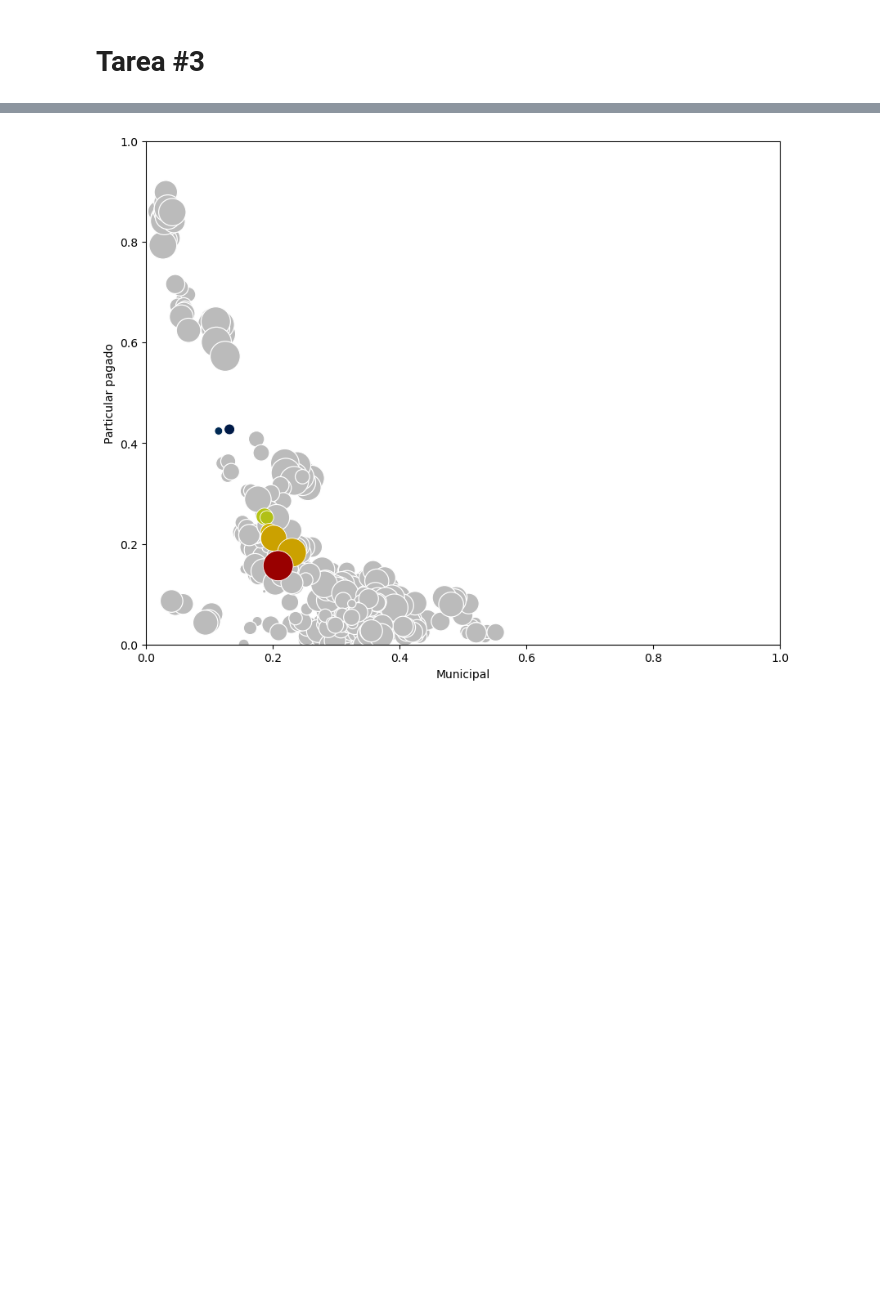
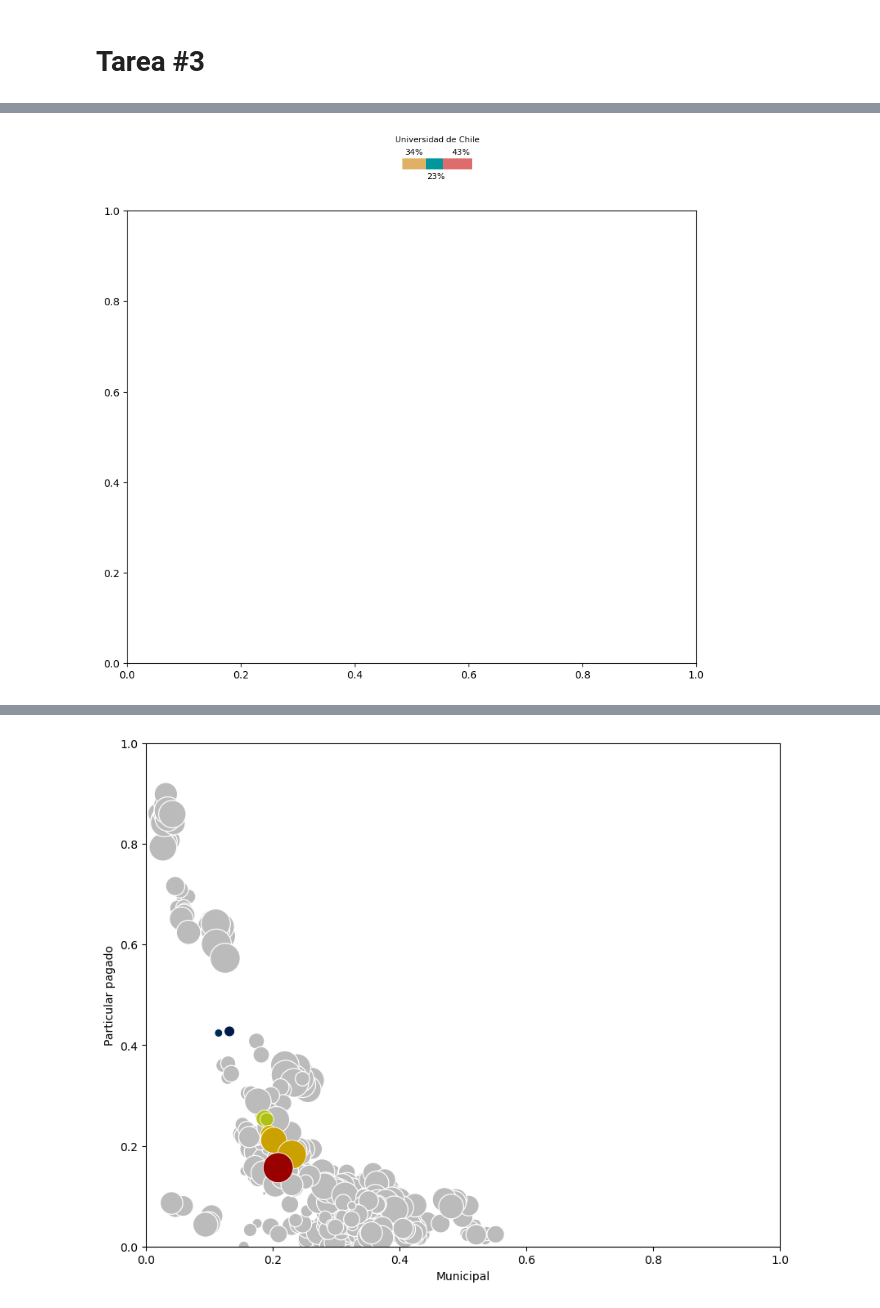
Before and after one commit to desareca/infovis-MDS_UDD, a Jupyter notebook: Tareas/Tarea 3/Tarea 3.ipynb, the cells around one changed output, grey strips where cells are left out. Drawn from its saved outputs; the diff is of its cells as text; code cells hidden in the pictures; blank space fills up the shorter version.

```diff
--- a/Tareas/Tarea 3/Tarea 3.ipynb
+++ b/Tareas/Tarea 3/Tarea 3.ipynb
@@ -237,0 +429,42 @@ plt.show()
+# %%
+fig, ax = plt.subplots(1,figsize=(10,8), dpi=100)
+
+def barh_grupo_dep(fig, df, uni, pos=[0.6, 0.85, 0.1, 0.01], pos_text=[[0,0,0],[0,0,0]],
+                   text_title=None, pos_title=[0,0], ha_title='center', va_title='center',
+                   color=[colorPP_1, colorMun_1, colorPS_1], stext=10):
+    df = df[df['UNIVERSIDAD'].isin(uni)].drop(columns='UNIVERSIDAD')
+    df['AÑO'] = df['AÑO'].astype(int)
+    df = df.set_index('AÑO')
+    df = pd.DataFrame(df.mean()).T
+
+    if text_title==None:
+        text_title=uni[0]
+        text_title = text_title.title()
+
+    df_pp = int(np.round(df['Particular pagado'] * 100))
+    df_ps = int(np.round(df['Particular subvencionado'] * 100))
+    df_m = 100 - df_pp - df_ps
+
+    bar_ax = fig.add_axes(pos)
+    bar_ax.barh(df.index, df['Particular pagado'], label='Particular pagado', color=color[0])
+    bar_ax.text(df['Particular pagado'].values[0]*0.5 + pos_text[0][0], pos_text[1][0],
+                f"{df_pp}%",
+                ha='center', va='bottom', fontsize=stext, color='k')#color[0], weight=900)
+    bar_ax.barh(df.index, df['Municipal'], left=df['Particular pagado'] ,label='Municipal', color=color[1])
+    bar_ax.text(df['Municipal'].values[0]*0.5 + df['Particular pagado'].values[0] + pos_text[0][1], pos_text[1][1],
+                f"{df_m}%",
+                ha='center', va='top', fontsize=stext, color='k')#color[1], weight=900)
+    bar_ax.barh(df.index, df['Particular subvencionado'], left=df['Particular pagado']+df['Municipal'],label='Particular subvencionado', color=color[2])
+    bar_ax.text(df['Particular subvencionado'].values[0]*0.5 + df['Particular pagado'].values[0] + df['Municipal'].values[0] + pos_text[0][2], pos_text[1][2],
+            f"{df_ps}%",
+            ha='center', va='bottom', fontsize=stext, color='k')#color[1], weight=900)
+
+    bar_ax.text(0.5+pos_title[0], 1.8+pos_title[1], text_title, ha=ha_title, va=va_title, fontsize=stext, color='k')#color[1], weight=900)
+    bar_ax.set_axis_off()
+
+barh_grupo_dep(fig, df_admision_matricula_group, ['UNIVERSIDAD DE CHILE'],
+               pos=[0.5, 0.95, 0.1, 0.02], pos_text=[[0,0.03,0.05],[0.6,-0.7,0.6]],
+               text_title='Universidad de Chile', pos_title=[0,0], ha_title='center', va_title='center',
+               color=[colorPP_1, colorMun_1, colorPS_1], stext=8)
+# %% [output]
+[figure, added]
```
Also changed, not shown: parts of 19 cells of this notebook.
